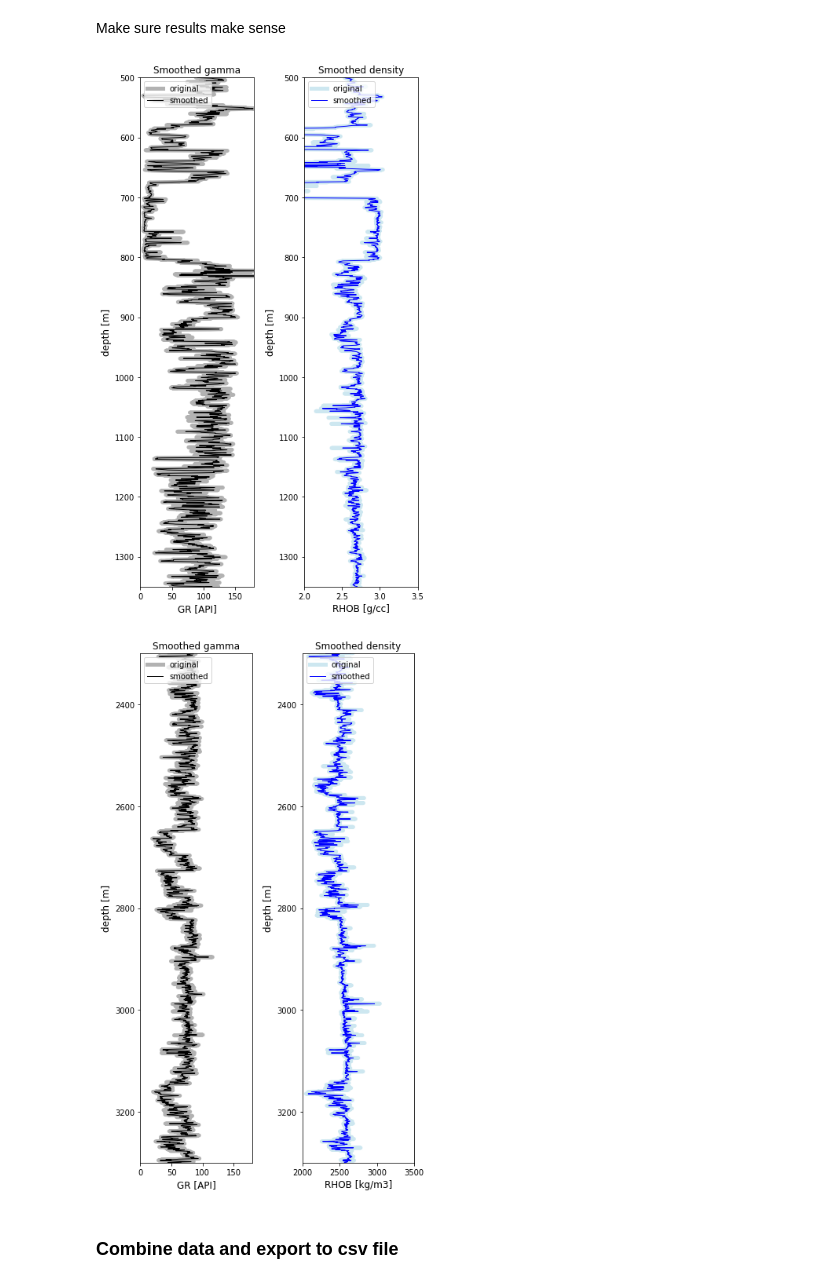
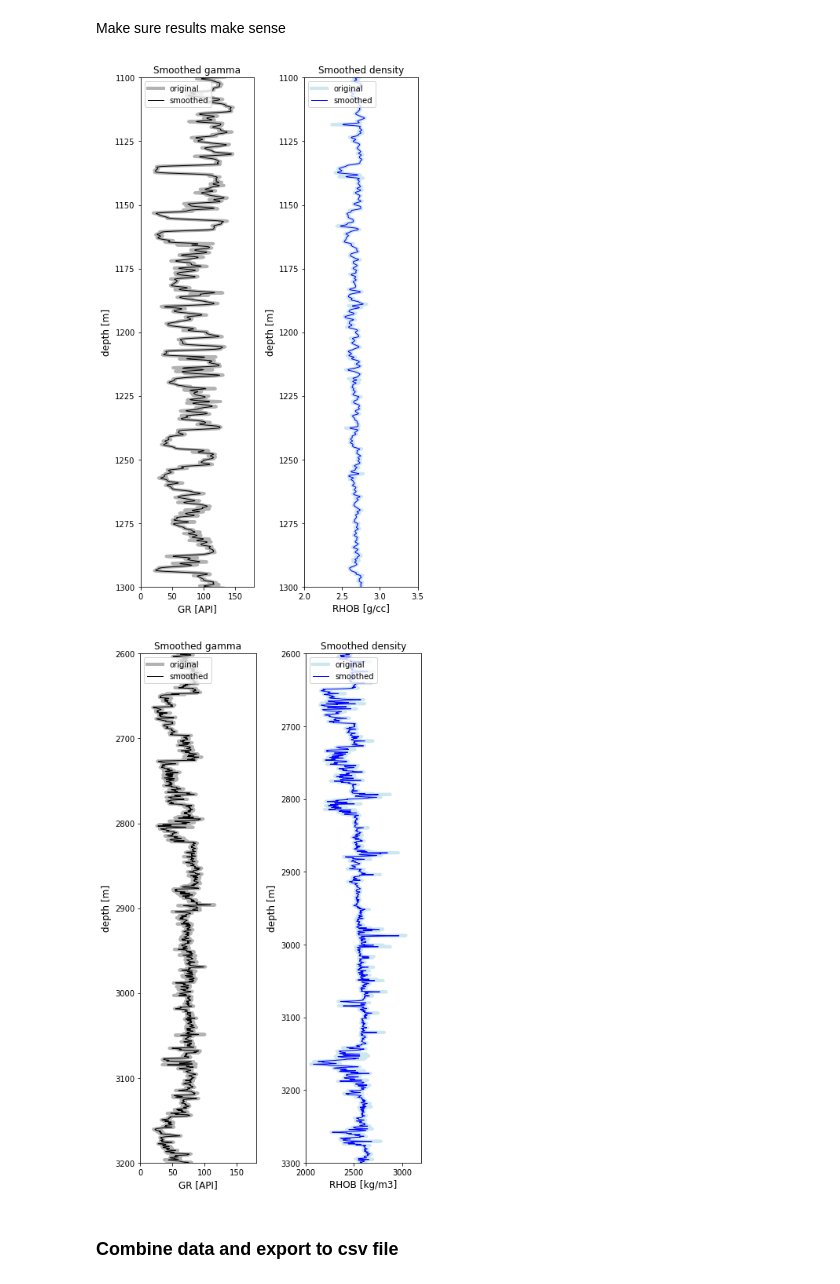
Before and after one commit to agilescientific/in-bruges, a Jupyter notebook: notebooks/Average_curves_from_dataframe.ipynb, the cells around one changed output. Drawn from its saved outputs; the diff is of its cells as text; code cells hidden in the pictures.

Commit message:
more plot adjustements and export to csv

```diff
--- a/notebooks/Average_curves_from_dataframe.ipynb
+++ b/notebooks/Average_curves_from_dataframe.ipynb
@@ -202,50 +202,50 @@ fig = plt.figure(figsize=(6,10))
 
 ax0 = fig.add_subplot(121)
 ax0.plot(wells_despiked_df.loc[wells_despiked_df.well == 'P-129', 'GR'],
          wells_despiked_df.loc[wells_despiked_df.well == 'P-129', 'DEPTH'],
-                                 'gray', alpha=0.6, linewidth = 5, label='original')
+                                 'gray', alpha=0.6, linewidth = 4, label='original')
 ax0.plot(wells_despiked_df.loc[wells_despiked_df.well == 'P-129', 'GR_sm'],
          wells_despiked_df.loc[wells_despiked_df.well == 'P-129', 'DEPTH'],
                                  'k', linewidth = 1, label='smoothed')
 ax0.set_xlim([0, 180])
-ax0.set_ylim([500, 1350])
+ax0.set_ylim([1100, 1300])
 ax0.legend( loc='upper left')
 ax0.set_title('Smoothed gamma')
 ax0.set_ylabel(r'depth [m]', size=12)
 ax0.invert_yaxis()
 ax0.set_xlabel(r'GR [API]', size=12)
 
 ax1 = fig.add_subplot(122)
 ax1.plot(wells_despiked_df.loc[wells_despiked_df.well == 'P-129', 'RHOB'],
          wells_despiked_df.loc[wells_despiked_df.well == 'P-129', 'DEPTH'],
-                                 'lightblue', alpha=0.6, linewidth = 5, label='original')
+                                 'lightblue', alpha=0.6, linewidth = 4, label='original')
 ax1.plot(wells_despiked_df.loc[wells_despiked_df.well == 'P-129', 'RHOB_sm'],
          wells_despiked_df.loc[wells_despiked_df.well == 'P-129', 'DEPTH'],
                                  'b', linewidth = 1, label='smoothed')
 ax1.set_xlim([2, 3.5])
-ax1.set_ylim([500, 1350])
+ax1.set_ylim([1100, 1300])
 ax1.legend( loc='upper left')
 ax1.set_title('Smoothed density')
 ax1.set_ylabel(r'depth [m]', size=12)
 ax1.invert_yaxis()
 ax1.set_xlabel(r'RHOB [g/cc]', size=12)
 
 plt.tight_layout()
 plt.show()
 # %% [output]
-[figure, old version]
+[figure, new version]
 # %%
 fig = plt.figure(figsize=(6,10))
 
 ax0 = fig.add_subplot(121)
 ax0.plot(wells_despiked_df.loc[wells_despiked_df.well == 'R-39', 'GR'],
          wells_despiked_df.loc[wells_despiked_df.well == 'R-39', 'DEPTH'],
-                                 'gray', alpha=0.6, linewidth = 5, label='original')
+                                 'gray', alpha=0.6, linewidth = 4, label='original')
 ax0.plot(wells_despiked_df.loc[wells_despiked_df.well == 'R-39', 'GR_sm'],
          wells_despiked_df.loc[wells_despiked_df.well == 'R-39', 'DEPTH'],
                                  'k', linewidth = 1, label='smoothed')
 ax0.set_xlim([0, 180])
-ax0.set_ylim([2300, 3300])
+ax0.set_ylim([2600, 3200])
 ax0.legend( loc='upper left')
 ax0.set_title('Smoothed gamma')
 ax0.set_ylabel(r'depth [m]', size=12)
@@ -255,12 +255,12 @@ ax0.set_xlabel(r'GR [API]', size=12)
 ax1 = fig.add_subplot(122)
 ax1.plot(wells_despiked_df.loc[wells_despiked_df.well == 'R-39', 'RHOB'],
          wells_despiked_df.loc[wells_despiked_df.well == 'R-39', 'DEPTH'],
-                                 'lightblue', alpha=0.6, linewidth = 5, label='original')
+                                 'lightblue', alpha=0.6, linewidth = 4, label='original')
 ax1.plot(wells_despiked_df.loc[wells_despiked_df.well == 'R-39', 'RHOB_sm'],
          wells_despiked_df.loc[wells_despiked_df.well == 'R-39', 'DEPTH'],
                                  'b', linewidth = 1, label='smoothed')
-ax1.set_xlim([2000, 3500])
-ax1.set_ylim([2300, 3300])
+ax1.set_xlim([2000, 3200])
+ax1.set_ylim([2600, 3300])
 ax1.legend( loc='upper left')
 ax1.set_title('Smoothed density')
 ax1.set_ylabel(r'depth [m]', size=12)
@@ -270,7 +270,7 @@ ax1.set_xlabel(r'RHOB [kg/m3]', size=12)
 plt.tight_layout()
 plt.show()
 # %% [output]
-[figure, old version]
+[figure, new version]
 # %% [markdown]
 ### Combine data and export to csv file
 # %% [markdown]
```
Also changed, not shown: parts of 1 cell of this notebook.
